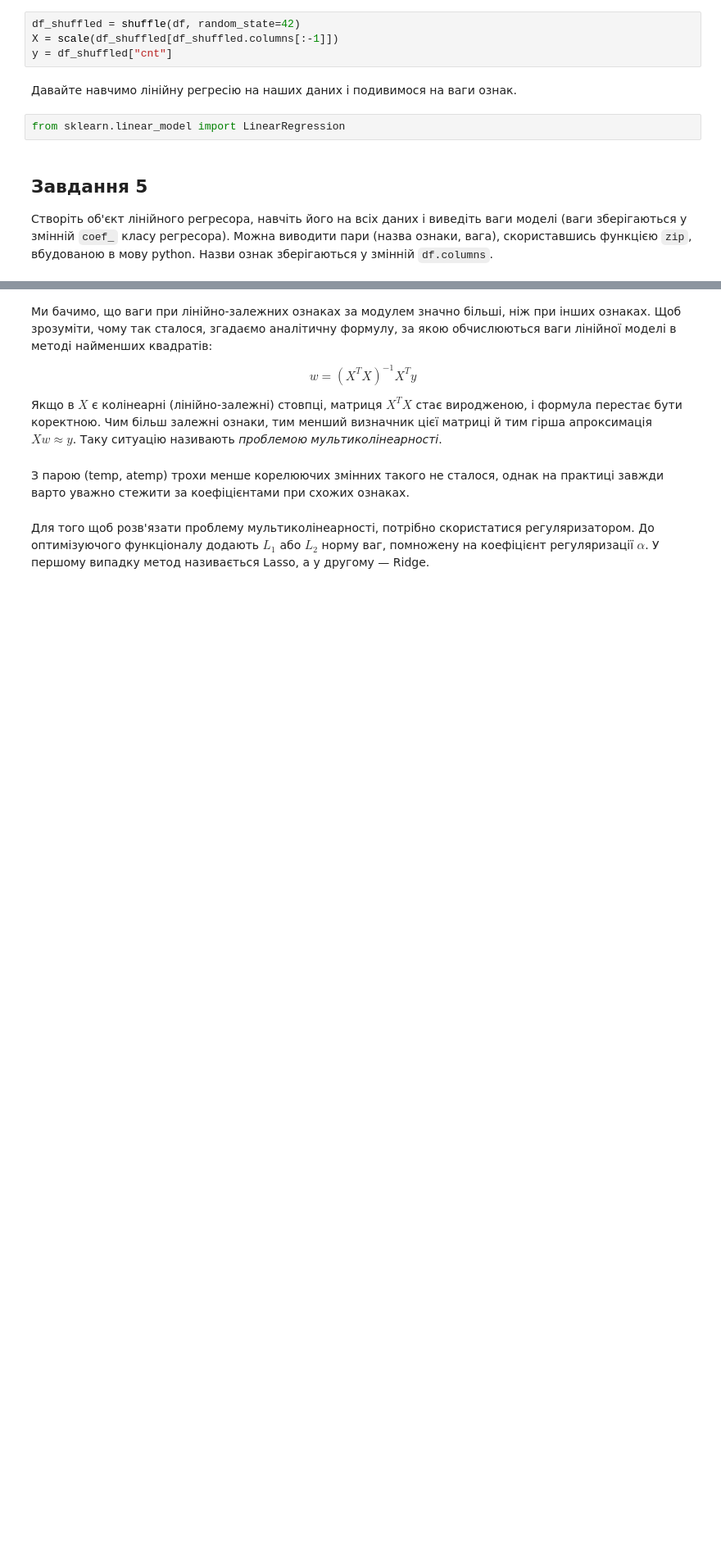
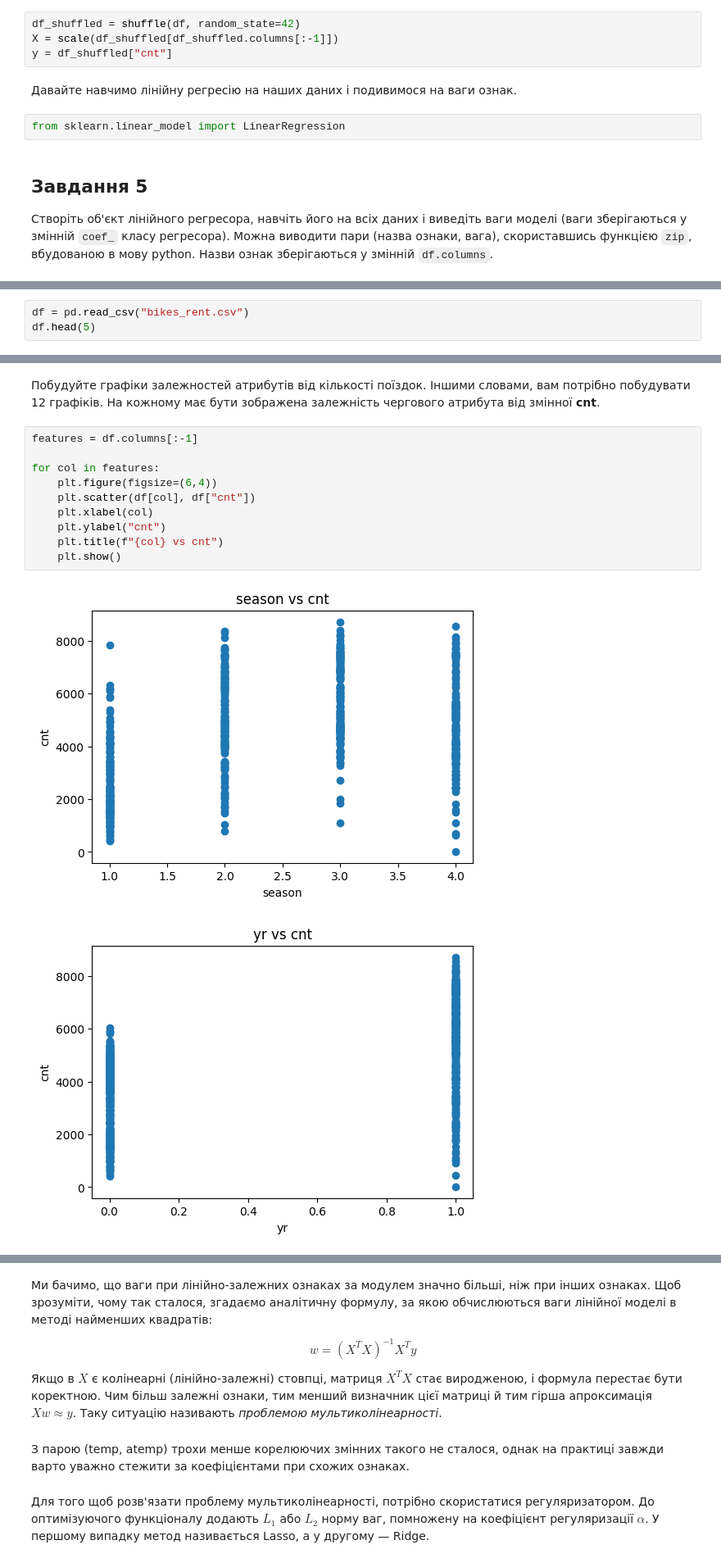
Before and after one commit to yevhen-moroz/goit-ds-hw-04-0-, a Jupyter notebook: HW_7/OverfittingHomeWork.ipynb, the cells around one changed output, grey strips where cells are left out. Shown at 82% size. Cells and saved outputs as stored; diff of their text form; blank space fills up the shorter version.

```diff
--- a/HW_7/OverfittingHomeWork.ipynb
+++ b/HW_7/OverfittingHomeWork.ipynb
@@ -168,0 +210,3 @@ from sklearn.linear_model import LinearRegression
+# %%
+df = pd.read_csv("bikes_rent.csv")
+df.head(5)
@@ -168,0 +237,15 @@ from sklearn.linear_model import LinearRegression
+# %% [markdown]
+Побудуйте графіки залежностей атрибутів від кількості поїздок. Іншими словами, вам потрібно побудувати 12 графіків. На кожному має бути зображена залежність чергового атрибута від змінної **cnt**.
+# %%
+features = df.columns[:-1]
+
+for col in features:
+    plt.figure(figsize=(6,4))
+    plt.scatter(df[col], df["cnt"])
+    plt.xlabel(col)
+    plt.ylabel("cnt")
+    plt.title(f"{col} vs cnt")
+    plt.show()
+# %% [output]
+[figure, added]
+[figure, added]
```
Also changed, not shown: parts of 72 cells of this notebook.
